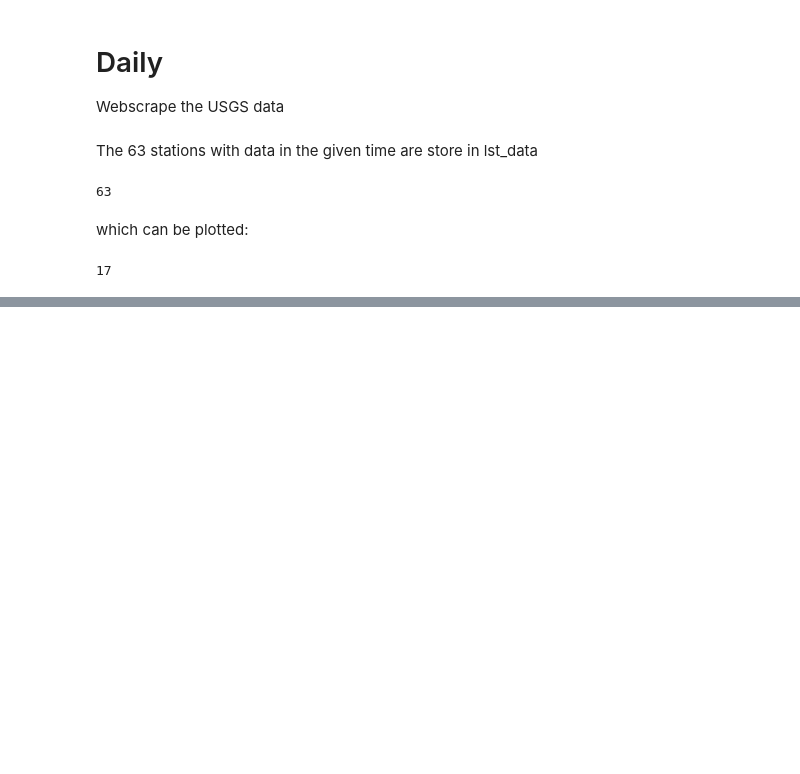
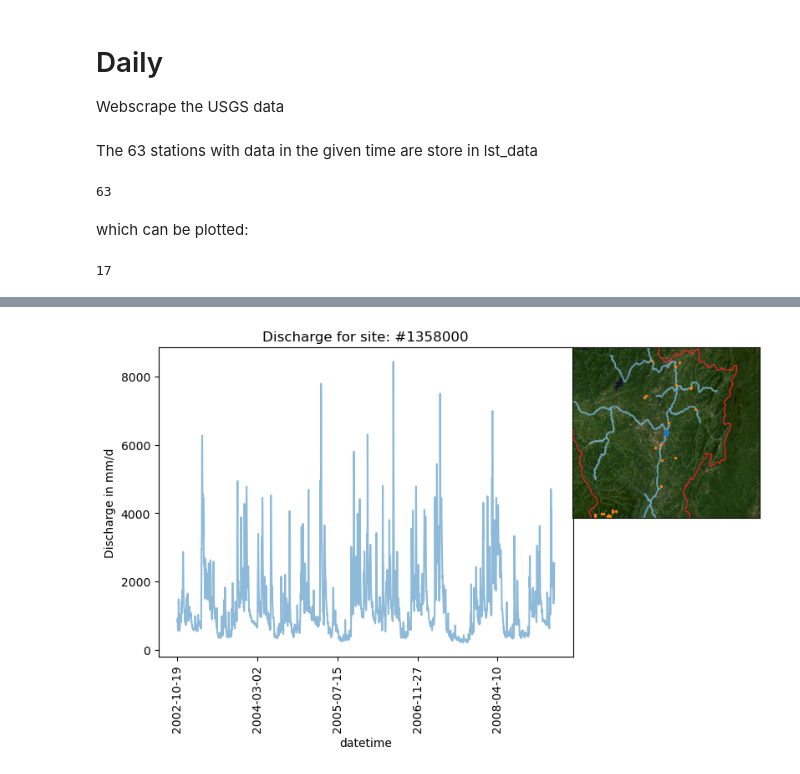
Before and after one commit to Daafip/ENVM1502-Catchment-model, a Jupyter notebook: Python files/Loading discharge data.ipynb, the cells around one changed output, grey strips where cells are left out. Cells and saved outputs as stored; diff of their text form; code cells hidden in the pictures; blank space fills up the shorter version.

```diff
--- a/Python files/Loading discharge data.ipynb
+++ b/Python files/Loading discharge data.ipynb
@@ -140,7 +155,10 @@ if len(glob.glob(f"{data_folder}\\Q\\*.csv")) > 20:
         df = df[['agency_cd', 'site_no', 'datetime', 'Data codes', 'Q_m3_s_mean']]
         df.set_index("datetime",inplace=True, drop=True,append=False)
         df = df[df["Q_m3_s_mean"]>-999]
-        found_ids.append(df['site_no'].iloc[0])
+        site_no = df['site_no'].iloc[0]
+        found_ids.append(site_no)
+        area = df_id_dates.loc[site_no,"Area_m2"]
+        df["Q_mm_d"]  = df["Q_m3_s_mean"]  * 86400 / area * 1000  # s -> d, m3 -> mm
         lst_data.append(df)
 else:
     for i in df_id_dates.index:
@@ -213,0 +278,12 @@ for i in lst_data[wanted_index-1:wanted_index]:
+# %%
+i = lst_data[wanted_index]
+fig, ax = plt.subplots(1)
+ax2 = ax.inset_axes([.95,0.45, 0.55,0.55])
+plot_map(ax2, i["site_no"].iloc[0])
+i[['Q_mm_d']].plot(ax=ax, alpha=0.5) #lw=0, marker=".",markersize=0.5
+ax.set_title(f'Discharge for site: #{i["site_no"].iloc[0]}')
+ax.legend().remove()
+ax.set_xticklabels(ax.get_xticklabels(),rotation=90)
+ax.set_ylabel("Discharge in mm/d");
+# %% [output]
+[figure, added]
```
Also changed, not shown: parts of 14 cells of this notebook, 8 other files.
